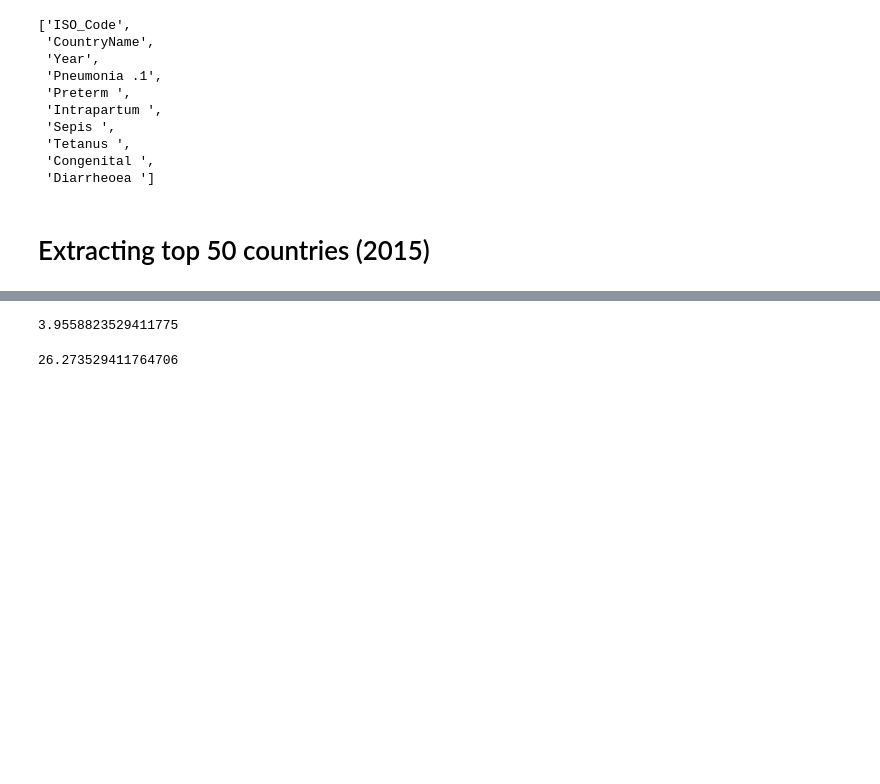
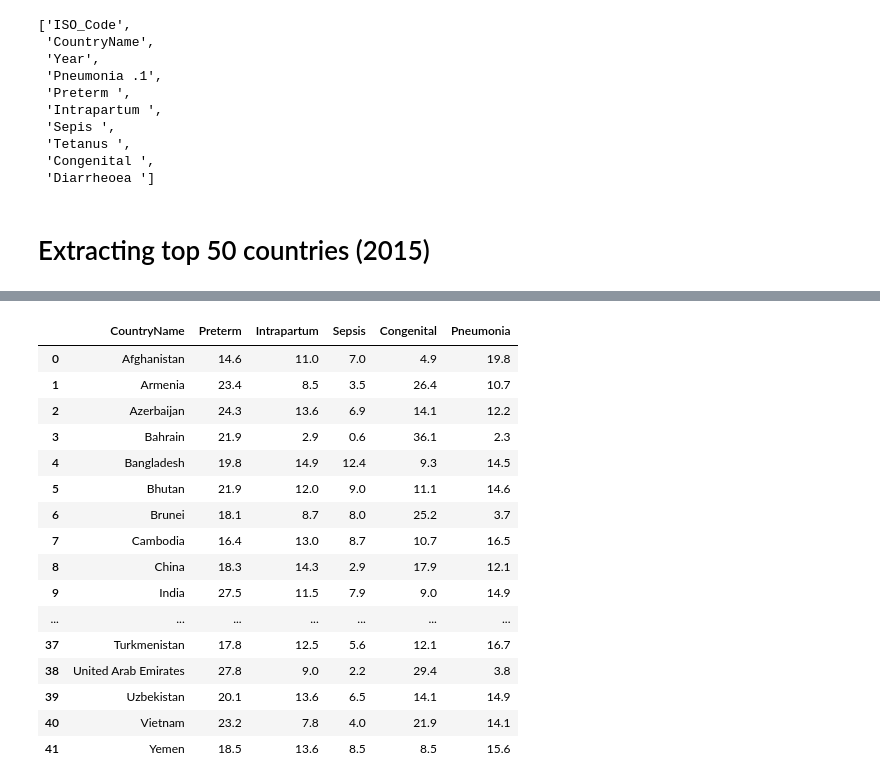
Before and after one commit to Deepak3994/Term-Project1, a Jupyter notebook: Term_project .ipynb, the cells around one changed output, grey strips where cells are left out. Cells and saved outputs as stored; diff of their text form; code cells hidden in the pictures; blank space fills up the shorter version.

Commit message:
Asia countries

```diff
--- a/Term_project .ipynb
+++ b/Term_project .ipynb
@@ -998,10 +977,36 @@ Preterm_developed_2015
-# %%
-#Percentage value of the sepsis disease for developed region
-Sepsis_developed_2015
-# %% [output]
-3.9558823529411775
-# %%
-#Percentage value of the congenital disease for developed region
-Congenital_developed_2015
-# %% [output]
-26.273529411764706
+# %%
+asian_countries = pd.read_csv('Asia_Countries.csv')
+#asian_countries
+# %%
+asian_countries['Country'] = asian_countries['Countries  ']
+asia = pd.DataFrame(asian_countries['Country'])
+#asia
+# %%
+remove_spaces = [x.strip().replace(' ', ' ') for x in asia.Country]
+remove_spaces = pd.DataFrame(remove_spaces)
+formated = remove_spaces.rename(columns={0:"Country"})
+column_names = list(formated.Country)
+# %%
+major_diseases = under_five[['CountryName','Preterm','Intrapartum','Sepsis','Congenital','Pneumonia']][:194]
+major_diseases1 = major_diseases.loc[major_diseases['CountryName'].isin(column_names)]
+major_disease = major_diseases1.reset_index(drop=True)
+#major_disease.to_csv('List_Asian_Countries_With_Cause_For_Deaths.csv')
+major_disease
+# %% [output]
+|  | CountryName | Preterm | Intrapartum | Sepsis | Congenital | Pneumonia |
+| 0 | Afghanistan | 14.6 | 11.0 | 7.0 | 4.9 | 19.8 |
+| 1 | Armenia | 23.4 | 8.5 | 3.5 | 26.4 | 10.7 |
+| 2 | Azerbaijan | 24.3 | 13.6 | 6.9 | 14.1 | 12.2 |
+| 3 | Bahrain | 21.9 | 2.9 | 0.6 | 36.1 | 2.3 |
+| 4 | Bangladesh | 19.8 | 14.9 | 12.4 | 9.3 | 14.5 |
+| 5 | Bhutan | 21.9 | 12.0 | 9.0 | 11.1 | 14.6 |
+| 6 | Brunei | 18.1 | 8.7 | 8.0 | 25.2 | 3.7 |
+| 7 | Cambodia | 16.4 | 13.0 | 8.7 | 10.7 | 16.5 |
+| 8 | China | 18.3 | 14.3 | 2.9 | 17.9 | 12.1 |
+| 9 | India | 27.5 | 11.5 | 7.9 | 9.0 | 14.9 |
+| ... | ... | ... | ... | ... | ... | ... |
+| 37 | Turkmenistan | 17.8 | 12.5 | 5.6 | 12.1 | 16.7 |
+| 38 | United Arab Emirates | 27.8 | 9.0 | 2.2 | 29.4 | 3.8 |
+| 39 | Uzbekistan | 20.1 | 13.6 | 6.5 | 14.1 | 14.9 |
+| 40 | Vietnam | 23.2 | 7.8 | 4.0 | 21.9 | 14.1 |
+| 41 | Yemen | 18.5 | 13.6 | 8.5 | 8.5 | 15.6 |
```
Also changed, not shown: parts of 28 cells of this notebook, 2 other files.
